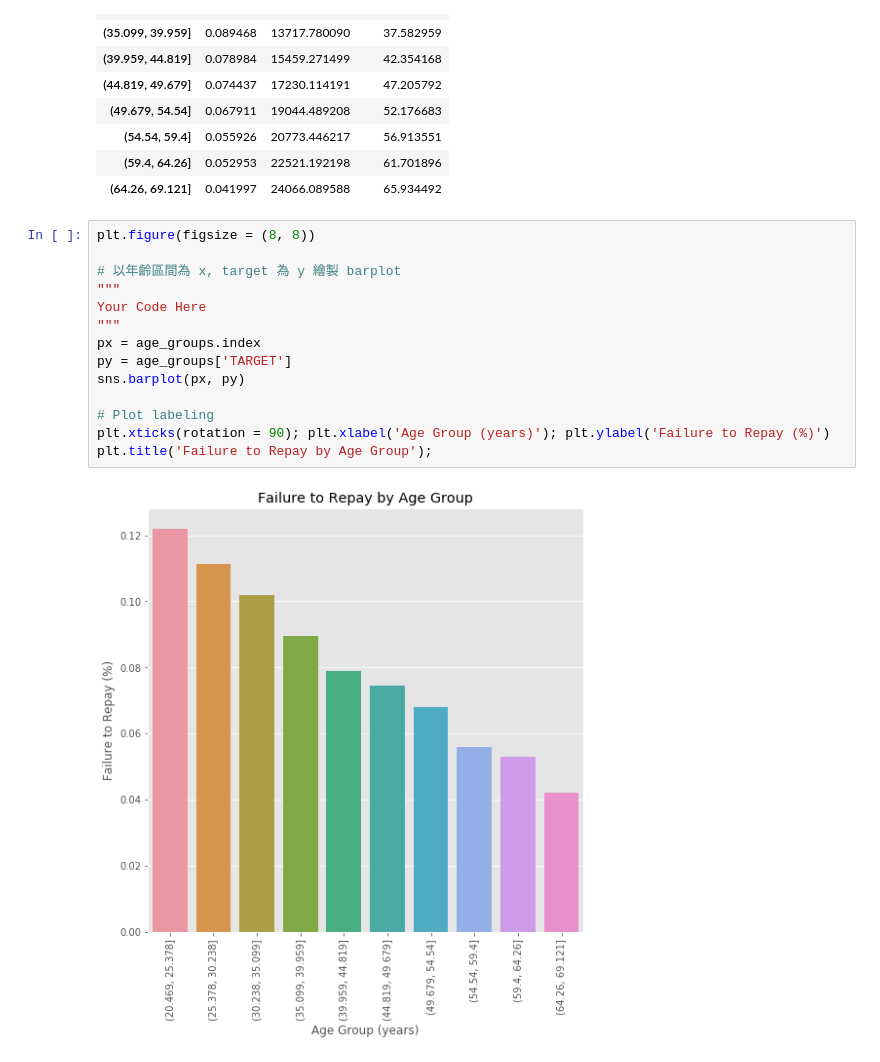
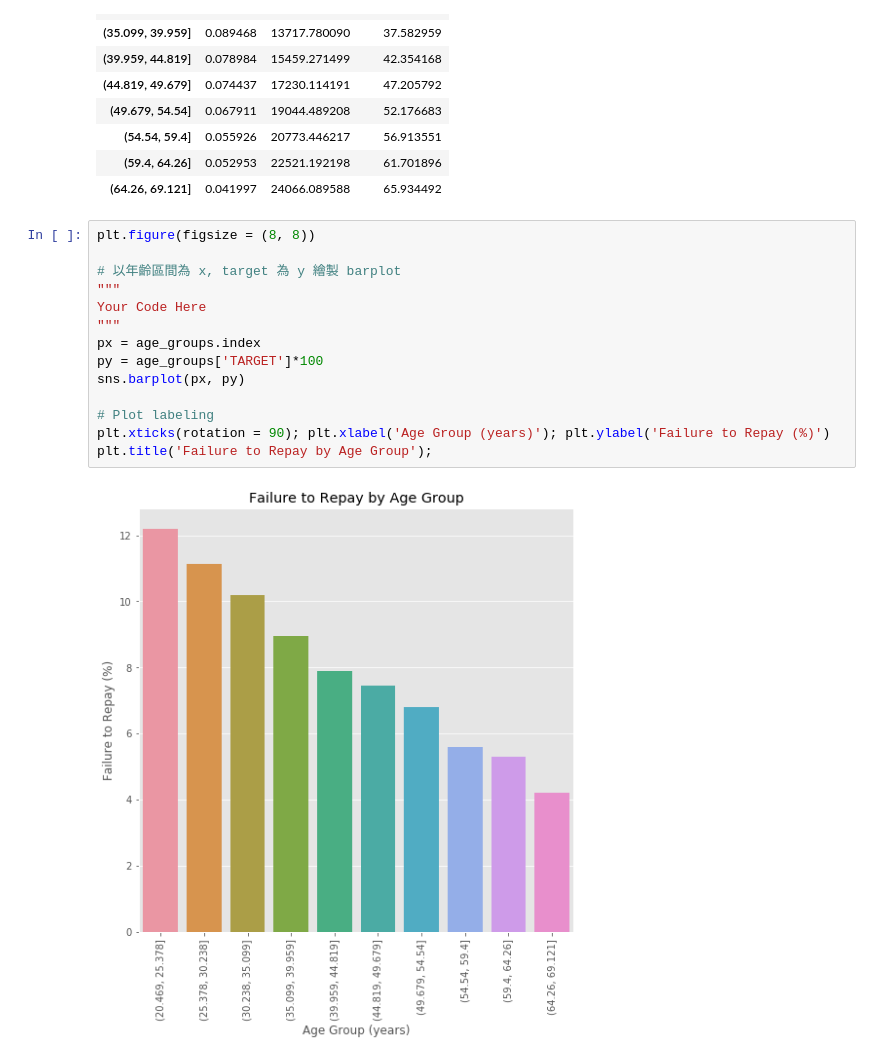
Before and after one commit to mickydeng/2nd-ML100Days, a Jupyter notebook: homework/Day_011_HW.ipynb, the cells around one changed output. Drawn from its saved outputs; the diff is of its cells as text.

```diff
--- a/homework/Day_011_HW.ipynb
+++ b/homework/Day_011_HW.ipynb
@@ -138,16 +126,16 @@ age_groups
 # %%
 plt.figure(figsize = (8, 8))
 
 # 以年齡區間為 x, target 為 y 繪製 barplot
 """
 Your Code Here
 """
 px = age_groups.index
-py = age_groups['TARGET']
+py = age_groups['TARGET']*100
 sns.barplot(px, py)
 
 # Plot labeling
 plt.xticks(rotation = 90); plt.xlabel('Age Group (years)'); plt.ylabel('Failure to Repay (%)')
 plt.title('Failure to Repay by Age Group');
 # %% [output]
-[figure, old version]
+[figure, new version]
```
Also changed, not shown: parts of 1 cell of this notebook.
